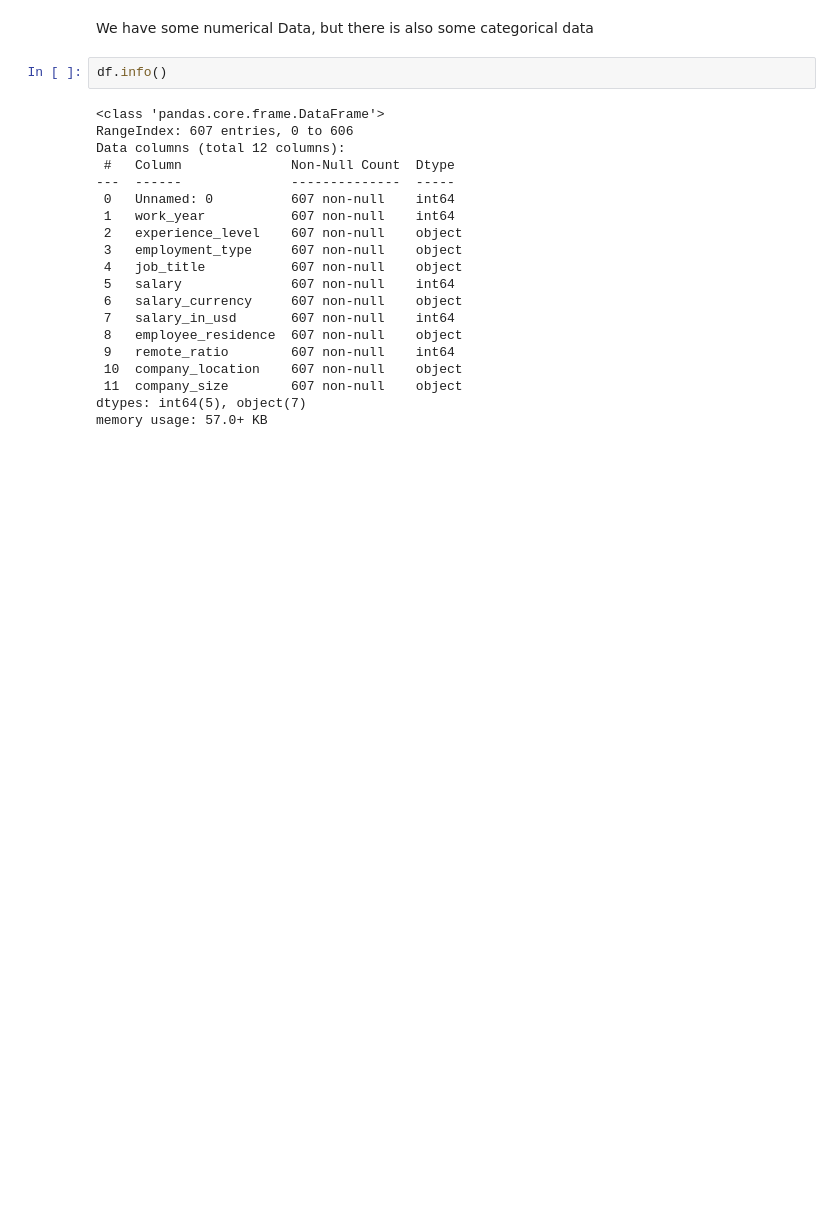
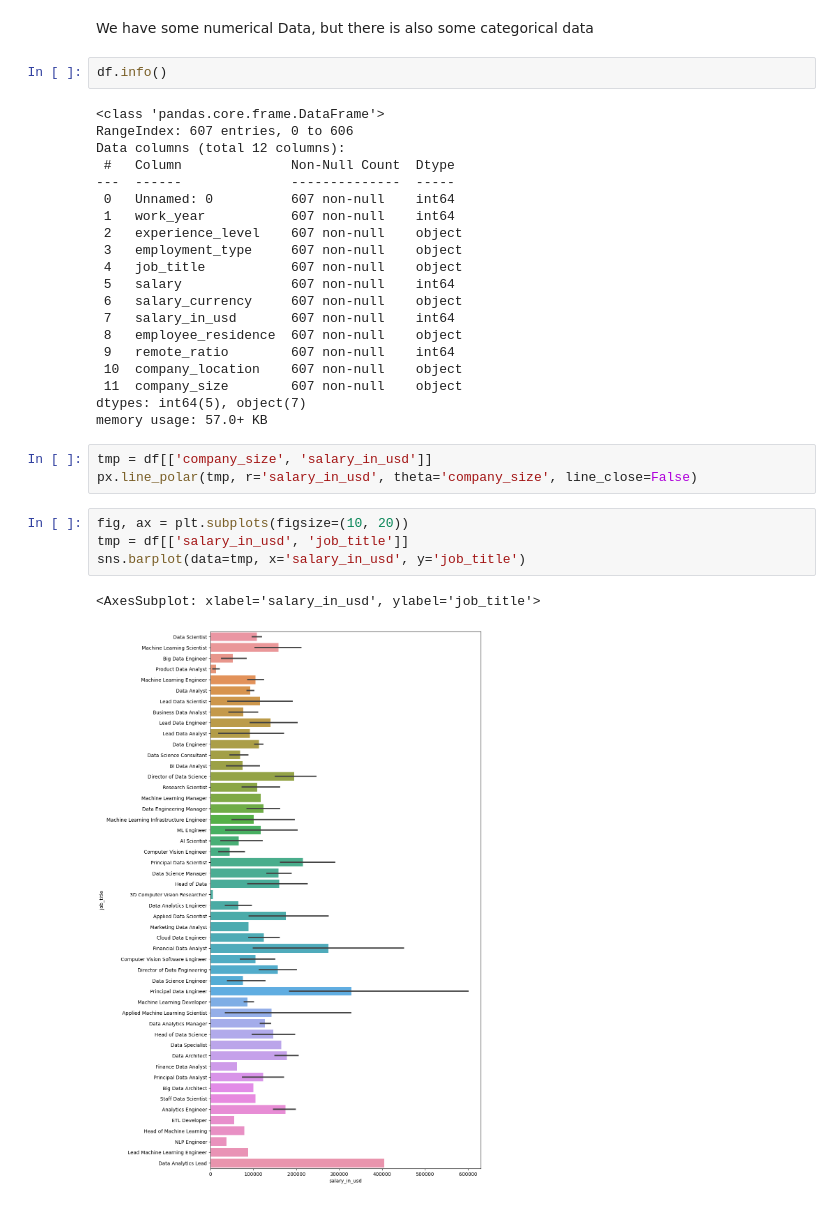
Before and after one commit to jtlantz/dm-proj1, a Jupyter notebook: notebooks/ds_salaries.ipynb, the cells around one changed output. Cells and saved outputs as stored; diff of their text form; blank space fills up the shorter version.

Commit message:
add more graphs

```diff
--- a/notebooks/ds_salaries.ipynb
+++ b/notebooks/ds_salaries.ipynb
@@ -121,3 +122,13 @@ Data columns (total 12 columns):
  11  company_size        607 non-null    object
 dtypes: int64(5), object(7)
 memory usage: 57.0+ KB
+# %%
+tmp = df[['company_size', 'salary_in_usd']]
+px.line_polar(tmp, r='salary_in_usd', theta='company_size', line_close=False)
+# %%
+fig, ax = plt.subplots(figsize=(10, 20))
+tmp = df[['salary_in_usd', 'job_title']]
+sns.barplot(data=tmp, x='salary_in_usd', y='job_title')
+# %% [output]
+<AxesSubplot: xlabel='salary_in_usd', ylabel='job_title'>
+[figure, added]
```
Also changed, not shown: parts of 3 cells of this notebook.
